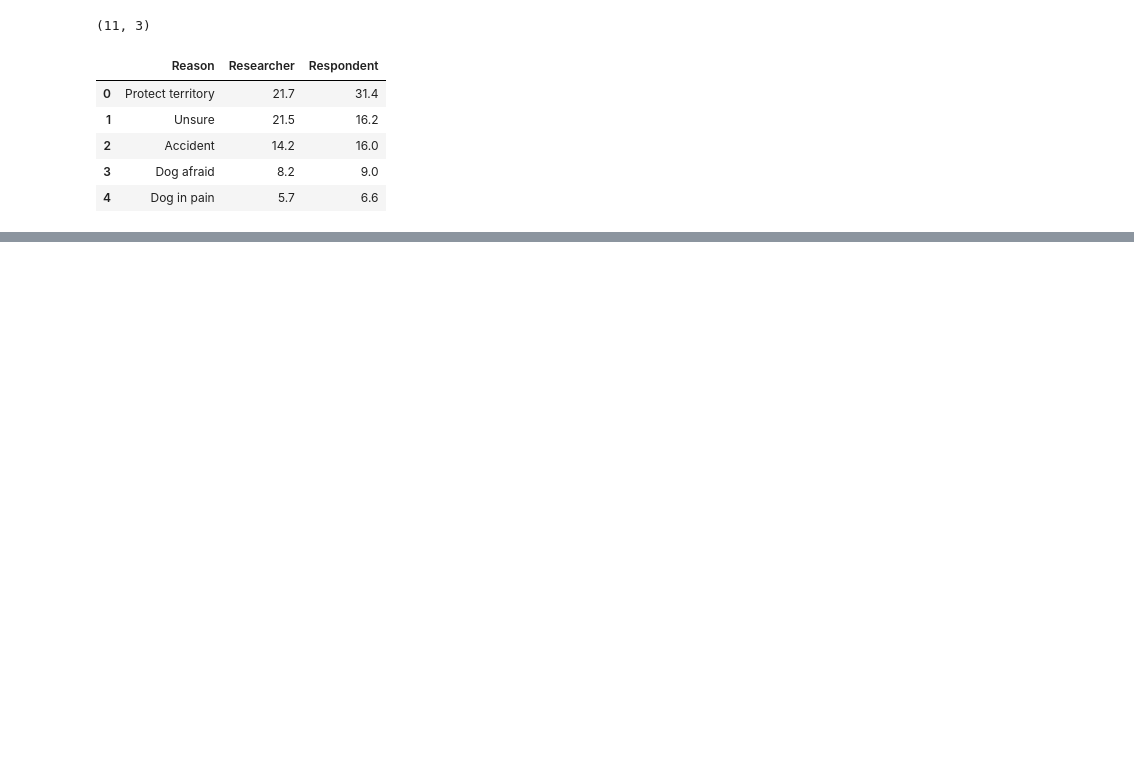
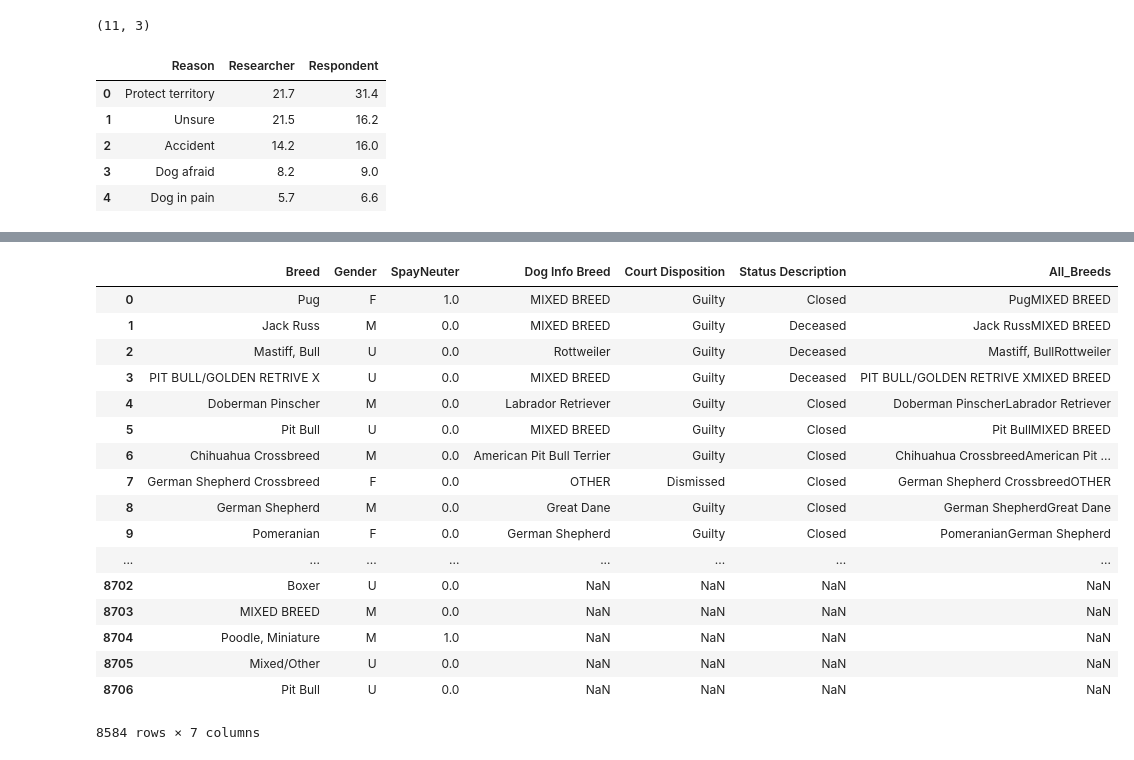
Before and after one commit to DanielleRomanoff/DS-Unit-1-Project_Dog_Bites, a Jupyter notebook: Dog Bites Project.ipynb, the cells around one changed output, grey strips where cells are left out. Saved outputs shown, nothing was run; the diff lists cells and outputs as text; code cells hidden in the pictures; blank space fills up the shorter version.

```diff
--- a/Dog Bites Project.ipynb
+++ b/Dog Bites Project.ipynb
@@ -103,11 +85,11 @@ dtype: object
 # %%
-nyc_bite_fixed = (breed_list[breed_list >= 25])
-len(nyc_bite_fixed)
+nyc_bite_count = (breed_list[breed_list >= 25])
+len(nyc_bite_count)
 # %% [output]
 52
 # %%
-nyc_bite_fixed = breed_list[0:52]
-nyc_bite_fixed
+nyc_bite_count = breed_list[0:52]
+nyc_bite_count
 # %% [output]
 Pit Bull                                1919
 Shih Tzu                                 358
@@ -281,0 +251,3 @@ registry.head()
+# %%
+combined = pd.concat([nyc_bite_fixed, pa_dogbite_new], axis = 1)
+combined.head(10)
@@ -281,0 +266,22 @@ registry.head()
+# %%
+combined['All_Breeds'] = combined['Breed'] + combined['Dog Info Breed']
+combined
+# %% [output]
+|  | Breed | Gender | SpayNeuter | Dog Info Breed | Court Disposition | Status Description | All_Breeds |
+| 0 | Pug | F | 1.0 | MIXED BREED | Guilty | Closed | PugMIXED BREED |
+| 1 | Jack Russ | M | 0.0 | MIXED BREED | Guilty | Deceased | Jack RussMIXED BREED |
+| 2 | Mastiff, Bull | U | 0.0 | Rottweiler | Guilty | Deceased | Mastiff, BullRottweiler |
+| 3 | PIT BULL/GOLDEN RETRIVE X | U | 0.0 | MIXED BREED | Guilty | Deceased | PIT BULL/GOLDEN RETRIVE XMIXED BREED |
+| 4 | Doberman Pinscher | M | 0.0 | Labrador Retriever | Guilty | Closed | Doberman PinscherLabrador Retriever |
+| 5 | Pit Bull | U | 0.0 | MIXED BREED | Guilty | Closed | Pit BullMIXED BREED |
+| 6 | Chihuahua Crossbreed | M | 0.0 | American Pit Bull Terrier | Guilty | Closed | Chihuahua CrossbreedAmerican Pit ... |
+| 7 | German Shepherd Crossbreed | F | 0.0 | OTHER | Dismissed | Closed | German Shepherd CrossbreedOTHER |
+| 8 | German Shepherd | M | 0.0 | Great Dane | Guilty | Closed | German ShepherdGreat Dane |
+| 9 | Pomeranian | F | 0.0 | German Shepherd | Guilty | Closed | PomeranianGerman Shepherd |
+| ... | ... | ... | ... | ... | ... | ... | ... |
+| 8702 | Boxer | U | 0.0 | NaN | NaN | NaN | NaN |
+| 8703 | MIXED BREED | M | 0.0 | NaN | NaN | NaN | NaN |
+| 8704 | Poodle, Miniature | M | 1.0 | NaN | NaN | NaN | NaN |
+| 8705 | Mixed/Other | U | 0.0 | NaN | NaN | NaN | NaN |
+| 8706 | Pit Bull | U | 0.0 | NaN | NaN | NaN | NaN |
+8584 rows × 7 columns
```
Also changed, not shown: parts of 9 cells of this notebook.
